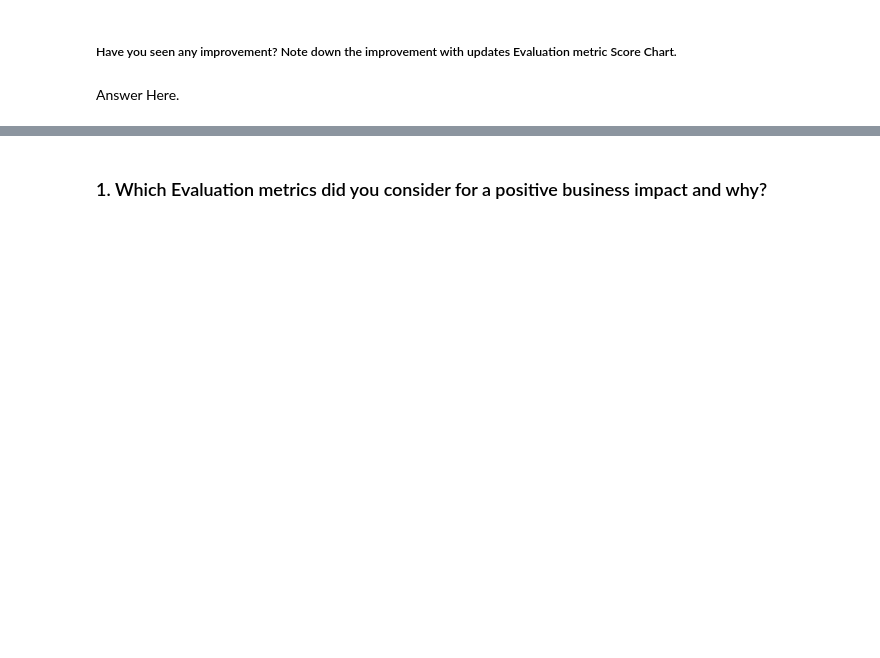
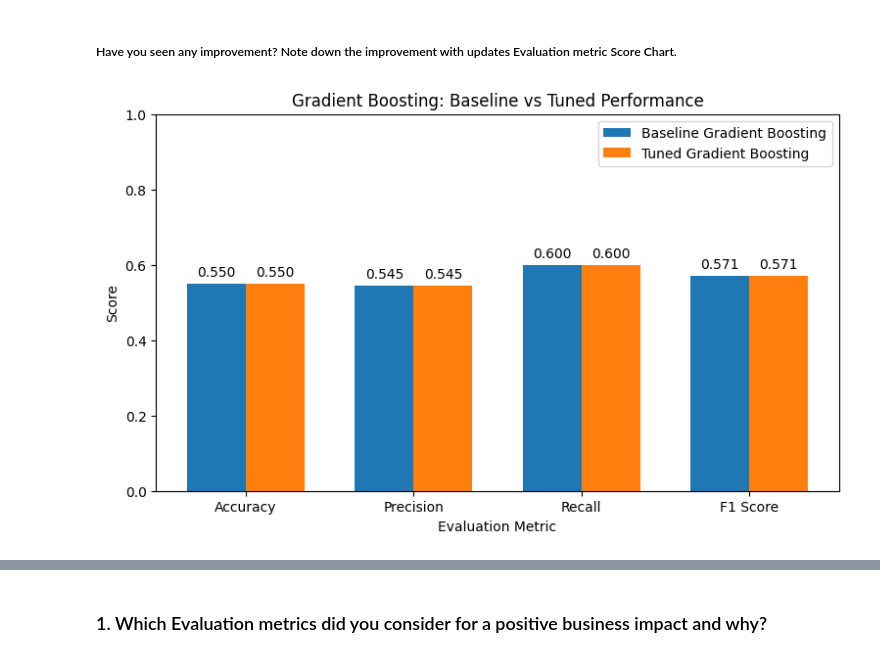
Before and after one commit to Sagarjain93/Machine-Learning-Portfolio, a Jupyter notebook: 01_End_to_End/Travel_MLops_Capstone/notebooks/02_Gender_Classification.ipynb, the cells around one changed output, grey strips where cells are left out. Saved outputs shown, nothing was run; the diff lists cells and outputs as text; code cells hidden in the pictures; blank space fills up the shorter version.

```diff
--- a/01_End_to_End/Travel_MLops_Capstone/notebooks/02_Gender_Classification.ipynb
+++ b/01_End_to_End/Travel_MLops_Capstone/notebooks/02_Gender_Classification.ipynb
@@ -3434,4 +3650,60 @@ Answer Here.
 # %% [markdown]
 ##### Have you seen any improvement? Note down the improvement with updates Evaluation metric Score Chart.
-# %% [markdown]
-Answer Here.
+# %%
+import numpy as np
+import matplotlib.pyplot as plt
+
+metrics = ['Accuracy', 'Precision', 'Recall', 'F1 Score']
+
+baseline_gb_scores = [
+    gb_accuracy,
+    gb_precision,
+    gb_recall,
+    gb_f1
+]
+
+tuned_gb_scores = [
+    tuned_gb_accuracy,
+    tuned_gb_precision,
+    tuned_gb_recall,
+    tuned_gb_f1
+]
+
+x = np.arange(len(metrics))
+width = 0.35
+
+plt.figure(figsize=(9, 5))
+
+bars1 = plt.bar(
+    x - width / 2,
+    baseline_gb_scores,
+    width,
+    label='Baseline Gradient Boosting'
+)
+
+bars2 = plt.bar(
+    x + width / 2,
+    tuned_gb_scores,
+    width,
+    label='Tuned Gradient Boosting'
+)
+
+plt.ylabel('Score')
+plt.xlabel('Evaluation Metric')
+plt.title('Gradient Boosting: Baseline vs Tuned Performance')
+plt.xticks(x, metrics)
+plt.ylim(0, 1)
+
+for bars in [bars1, bars2]:
+    for bar in bars:
+        plt.text(
+            bar.get_x() + bar.get_width() / 2,
+            bar.get_height() + 0.02,
+            f'{bar.get_height():.3f}',
+            ha='center'
+        )
+
+plt.legend()
+plt.show()
+# %% [output]
+[figure, added]
```
Also changed, not shown: parts of 26 cells of this notebook.
